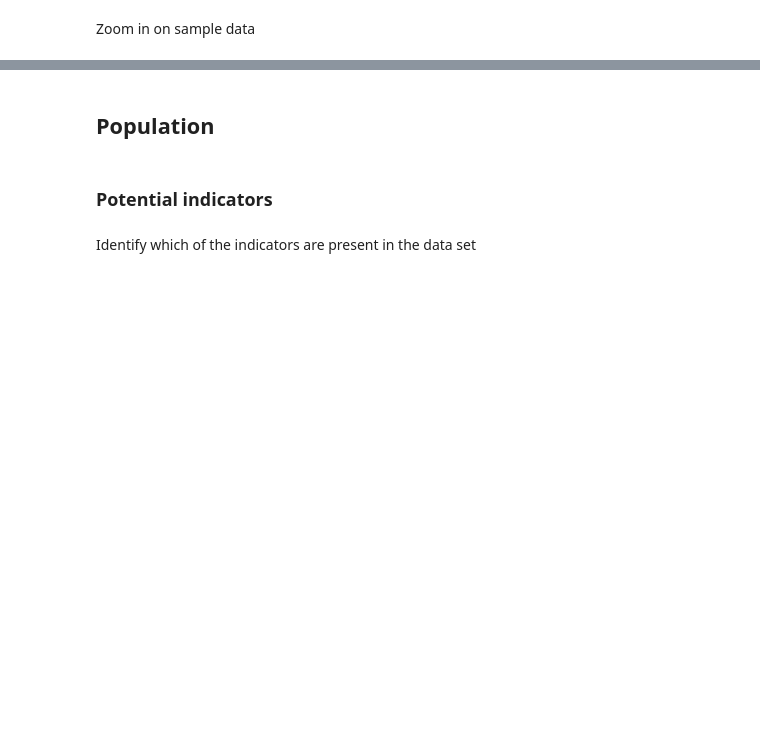
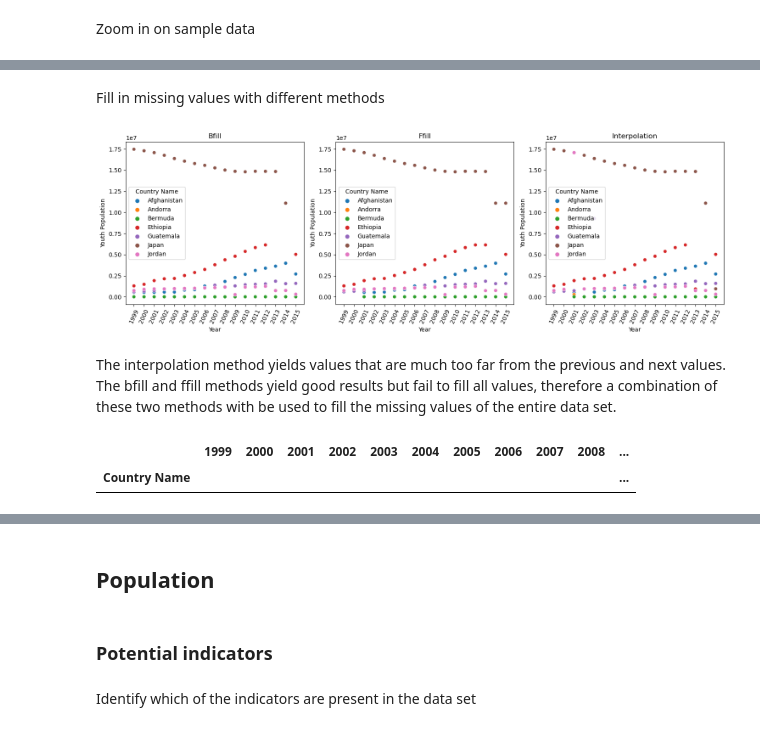
Before and after one commit to Dzov/DSP2, a Jupyter notebook: P2-notebook.ipynb, the cells around one changed output, grey strips where cells are left out. Saved outputs shown, nothing was run; the diff lists cells and outputs as text; code cells hidden in the pictures; blank space fills up the shorter version.

```diff
--- a/P2-notebook.ipynb
+++ b/P2-notebook.ipynb
@@ -648,0 +666,51 @@ get_sample_countries_by_region(education_enrolment)
+# %% [markdown]
+Fill in missing values with different methods
+# %%
+def fill_years(df, year_range, method):
+    subset = np.intersect1d([str(item) for item in list(year_range)], df.columns)
+    df[subset] = df[subset].fillna(method=method, axis=1)
+    return df
+
+
+dfs = [
+    melt_df(fill_years(sample_with_missing_data.copy(), range(1999, 2016), "bfill")),
+    melt_df(fill_years(sample_with_missing_data.copy(), range(1999, 2016), "ffill")),
+    melt_df(sample_with_missing_data.copy().interpolate()),
+]
+
+titles = ["Bfill", "Ffill", "Interpolation"]
+
+fig, axes = plt.subplots(1, 3, figsize=(15, 5))
+
+for i, df in enumerate(dfs):
+    ax = axes[i]
+    sns.scatterplot(
+        x="Year",
+        y="Youth Population",
+        hue="Country Name",
+        data=df,
+        ax=ax,
+    )
+    ax.set_xticks(ax.get_xticks())
+    ax.set_xticklabels(ax.get_xticklabels(), rotation=65)
+    ax.set_title(titles[i])
+
+
+plt.tight_layout()
+plt.show()
+# %% [output]
+[figure, added]
+# %% [markdown]
+The interpolation method yields values that are much too far from the previous and next values.
+The bfill and ffill methods yield good results but fail to fill all values, therefore a combination of these two methods with be used to fill the missing values of the entire data set.
+# %%
+def fill_missing_values(df, year_range):
+    return fill_years(fill_years(df, year_range, "bfill"), year_range, "ffill")
+
+
+education_enrolment = fill_missing_values(education_enrolment, range(1999, 2016))
+education_enrolment = education_enrolment.set_index("Country Name")
+education_enrolment.loc[education_enrolment.isna().mean(axis=1) > 0]
+# %% [output]
+|  | 1999 | 2000 | 2001 | 2002 | 2003 | 2004 | 2005 | 2006 | 2007 | 2008 | ... |
+| Country Name |  |  |  |  |  |  |  |  |  |  | ... |
```
Also changed, not shown: parts of 26 cells of this notebook.
